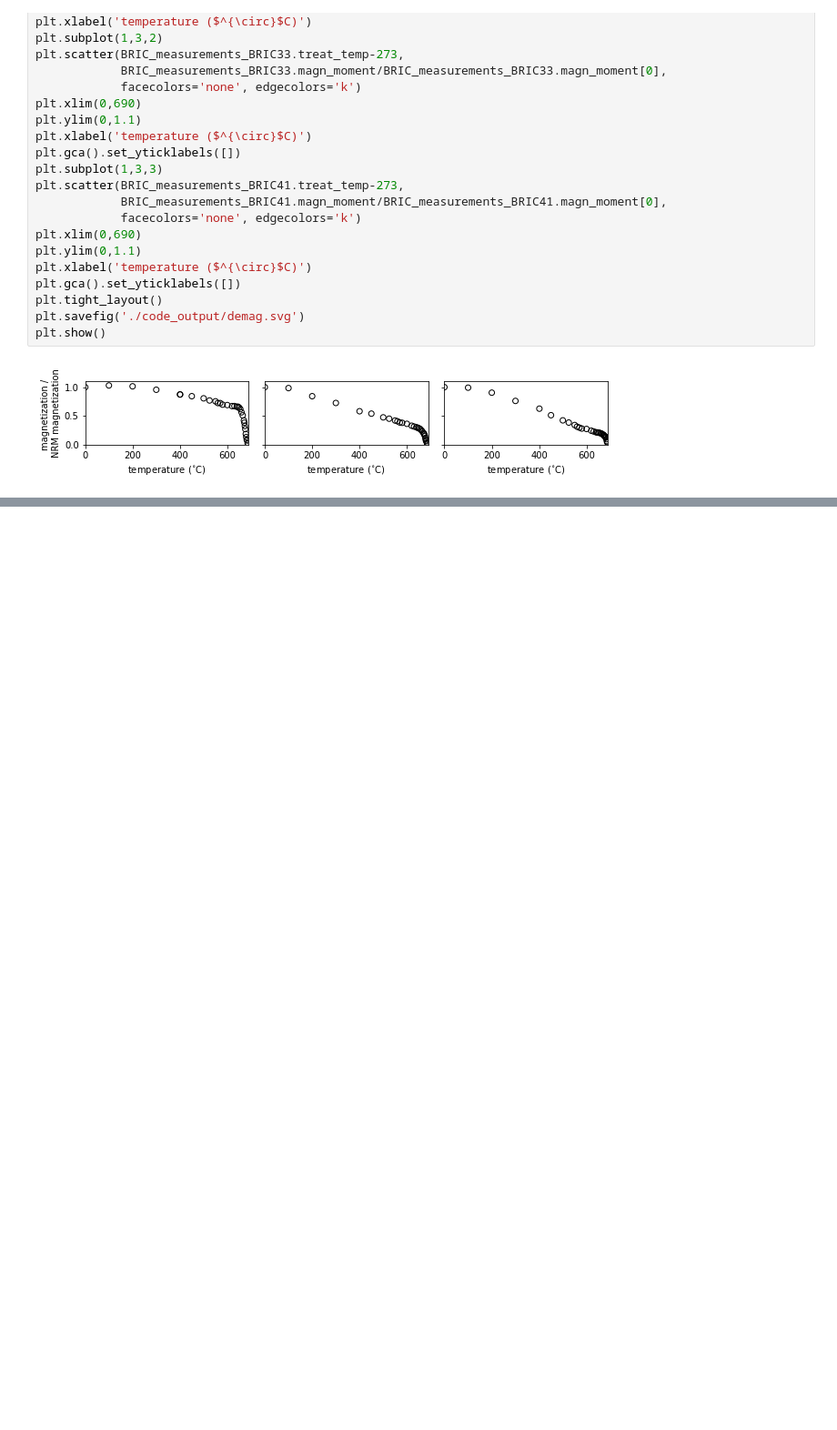
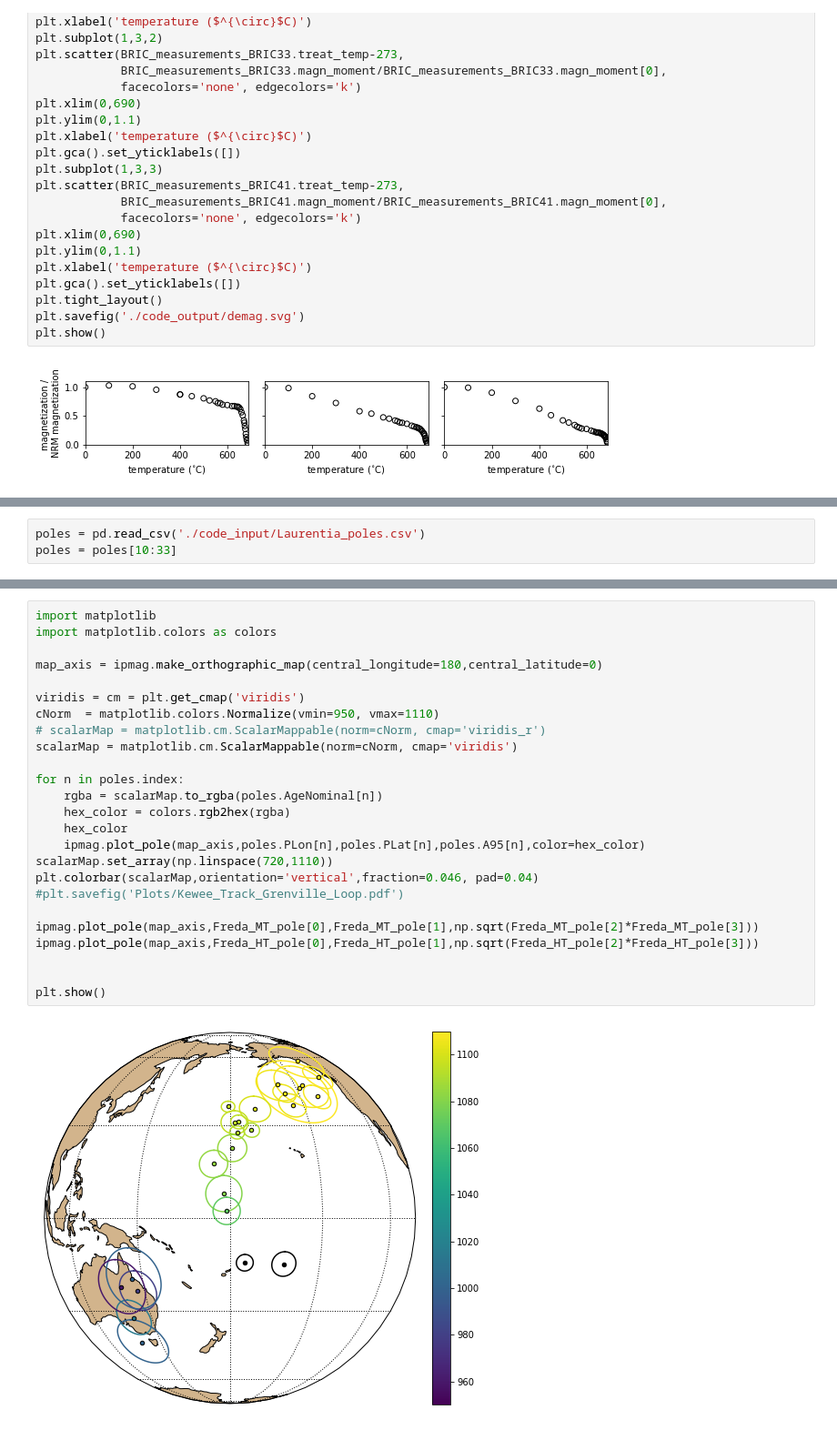
Before and after one commit to Swanson-Hysell-Group/2018_Red_Bed_Intraclasts, a Jupyter notebook: Code/intraclast_notebook.ipynb, the cells around one changed output, grey strips where cells are left out. Shown: that part at 91% size. Drawn from its saved outputs; the diff is of its cells as text; blank space fills up the shorter version.

```diff
--- a/Code/intraclast_notebook.ipynb
+++ b/Code/intraclast_notebook.ipynb
@@ -176,0 +261,3 @@ plt.show()
+# %%
+poles = pd.read_csv('./code_input/Laurentia_poles.csv')
+poles = poles[10:33]
@@ -176,0 +274,27 @@ plt.show()
+# %%
+import matplotlib
+import matplotlib.colors as colors
+
+map_axis = ipmag.make_orthographic_map(central_longitude=180,central_latitude=0)
+
+viridis = cm = plt.get_cmap('viridis')
+cNorm  = matplotlib.colors.Normalize(vmin=950, vmax=1110)
+# scalarMap = matplotlib.cm.ScalarMappable(norm=cNorm, cmap='viridis_r')
+scalarMap = matplotlib.cm.ScalarMappable(norm=cNorm, cmap='viridis')
+
+for n in poles.index:
+    rgba = scalarMap.to_rgba(poles.AgeNominal[n])
+    hex_color = colors.rgb2hex(rgba)
+    hex_color
+    ipmag.plot_pole(map_axis,poles.PLon[n],poles.PLat[n],poles.A95[n],color=hex_color)
+scalarMap.set_array(np.linspace(720,1110))
+plt.colorbar(scalarMap,orientation='vertical',fraction=0.046, pad=0.04)
+#plt.savefig('Plots/Kewee_Track_Grenville_Loop.pdf')
+
+ipmag.plot_pole(map_axis,Freda_MT_pole[0],Freda_MT_pole[1],np.sqrt(Freda_MT_pole[2]*Freda_MT_pole[3]))
+ipmag.plot_pole(map_axis,Freda_HT_pole[0],Freda_HT_pole[1],np.sqrt(Freda_HT_pole[2]*Freda_HT_pole[3]))
+
+
+plt.show()
+# %% [output]
+[figure, added]
```
Also changed, not shown: parts of 21 cells of this notebook, 10 other files.
